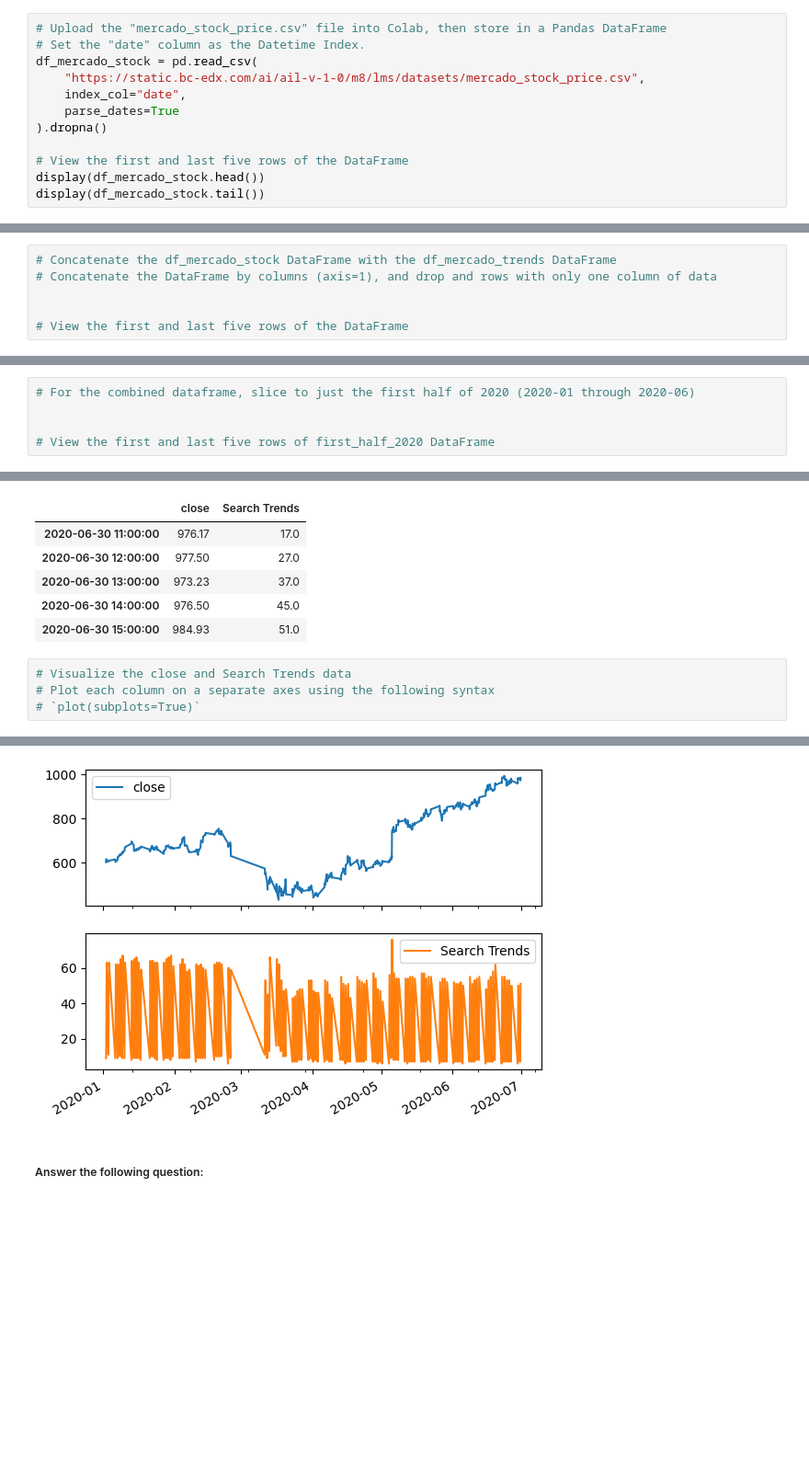
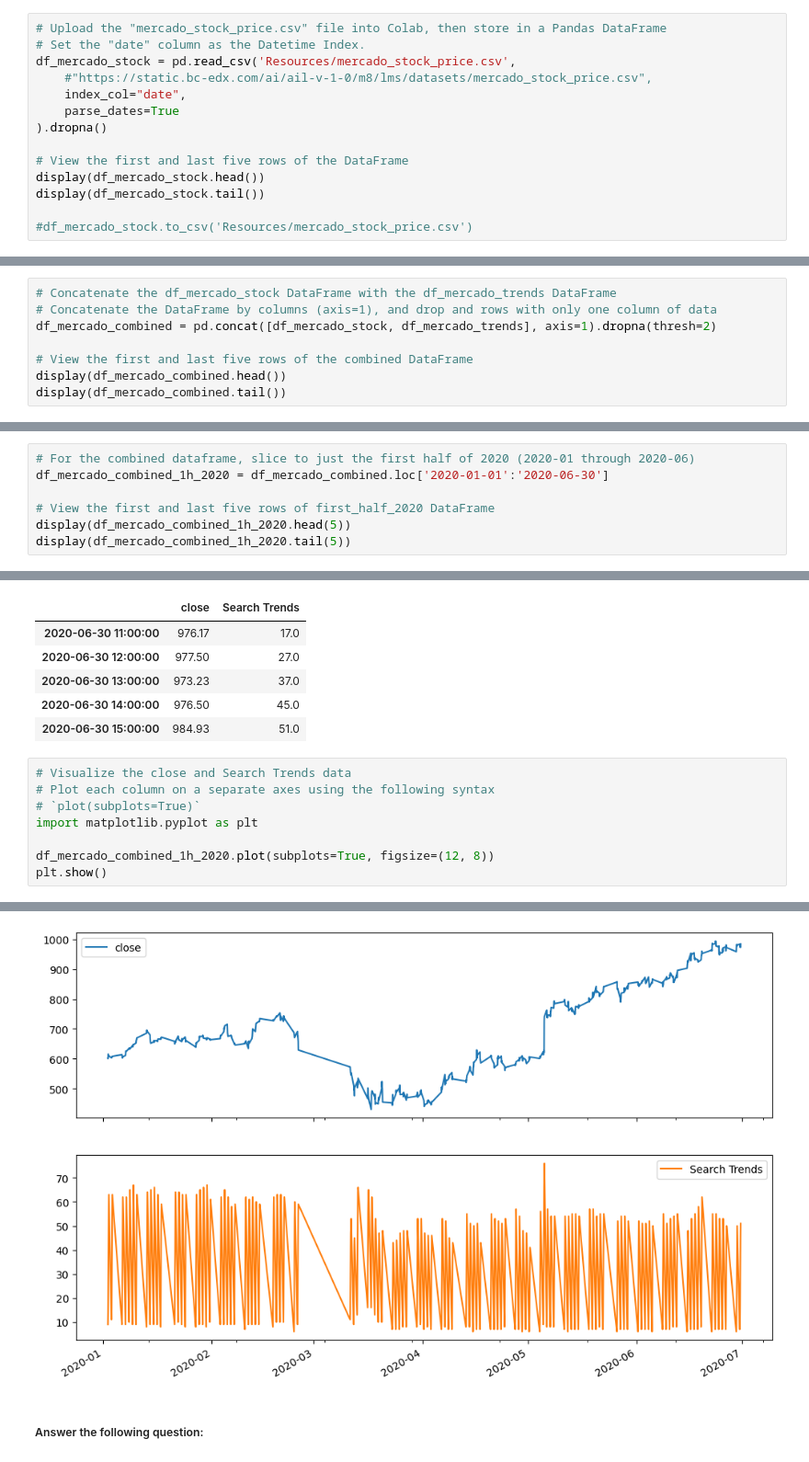
Before and after one commit to lcanjar/prophet-challenge, a Jupyter notebook: forecasting_net_prophet.ipynb, the cells around one changed output, grey strips where cells are left out. Shown at 92% size. Drawn from its saved outputs; the diff is of its cells as text; blank space fills up the shorter version.

```diff
--- a/forecasting_net_prophet.ipynb
+++ b/forecasting_net_prophet.ipynb
@@ -203,8 +213,8 @@ To do so, complete the following steps:
 # %%
 # Upload the "mercado_stock_price.csv" file into Colab, then store in a Pandas DataFrame
 # Set the "date" column as the Datetime Index.
-df_mercado_stock = pd.read_csv(
-    "https://static.bc-edx.com/ai/ail-v-1-0/m8/lms/datasets/mercado_stock_price.csv",
+df_mercado_stock = pd.read_csv('Resources/mercado_stock_price.csv',
+    #"https://static.bc-edx.com/ai/ail-v-1-0/m8/lms/datasets/mercado_stock_price.csv",
     index_col="date",
     parse_dates=True
 ).dropna()
@@ -212,6 +222,8 @@ df_mercado_stock = pd.read_csv(
 # View the first and last five rows of the DataFrame
 display(df_mercado_stock.head())
 display(df_mercado_stock.tail())
+
+#df_mercado_stock.to_csv('Resources/mercado_stock_price.csv')
 # %% [output]
 |  | close |
 | date |  |
@@ -235,9 +248,11 @@ display(df_mercado_stock.tail())
 # %%
 # Concatenate the df_mercado_stock DataFrame with the df_mercado_trends DataFrame
 # Concatenate the DataFrame by columns (axis=1), and drop and rows with only one column of data
+df_mercado_combined = pd.concat([df_mercado_stock, df_mercado_trends], axis=1).dropna(thresh=2)
 
-
-# View the first and last five rows of the DataFrame
+# View the first and last five rows of the combined DataFrame
+display(df_mercado_combined.head())
+display(df_mercado_combined.tail())
 # %% [output]
 |  | close | Search Trends |
 | 2016-06-01 09:00:00 | 135.16 | 6.0 |
@@ -255,9 +270,11 @@ display(df_mercado_stock.tail())
 #### Step 2: Market events emerged during the year of 2020 that many companies found difficult. But, after the initial shock to global financial markets, new customers and revenue increased for e-commerce platforms. Slice the data to just the first half of 2020 (`2020-01` to `2020-06` in the DataFrame), and then plot the data. Do both time series indicate a common trend that’s consistent with this narrative?
 # %%
 # For the combined dataframe, slice to just the first half of 2020 (2020-01 through 2020-06)
-
+df_mercado_combined_1h_2020 = df_mercado_combined.loc['2020-01-01':'2020-06-30']
 
 # View the first and last five rows of first_half_2020 DataFrame
+display(df_mercado_combined_1h_2020.head(5))
+display(df_mercado_combined_1h_2020.tail(5))
 # %% [output]
 |  | close | Search Trends |
 | 2020-01-02 09:00:00 | 601.085 | 9.0 |
@@ -275,4 +292,8 @@ display(df_mercado_stock.tail())
 # Visualize the close and Search Trends data
 # Plot each column on a separate axes using the following syntax
 # `plot(subplots=True)`
+import matplotlib.pyplot as plt
+
+df_mercado_combined_1h_2020.plot(subplots=True, figsize=(12, 8))
+plt.show()
 # %% [output]
@@ -280,4 +300,4 @@ array([<Axes: >, <Axes: >], dtype=object)
-[figure, old version]
+[figure, new version]
 # %% [markdown]
 ##### Answer the following question:
 # %% [markdown]
```
Also changed, not shown: parts of 7 cells of this notebook, 1 other file.
